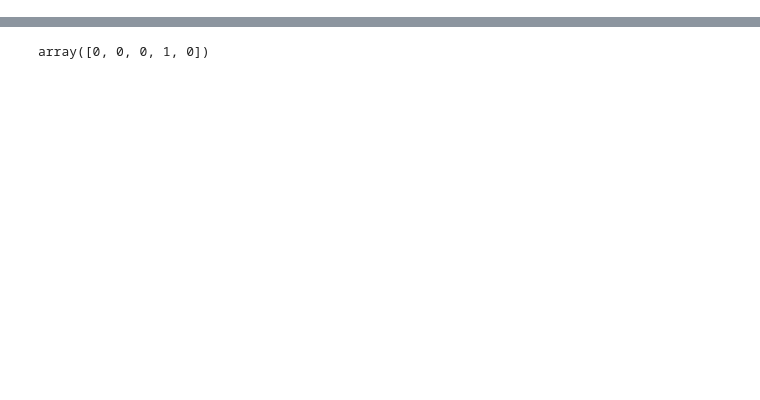
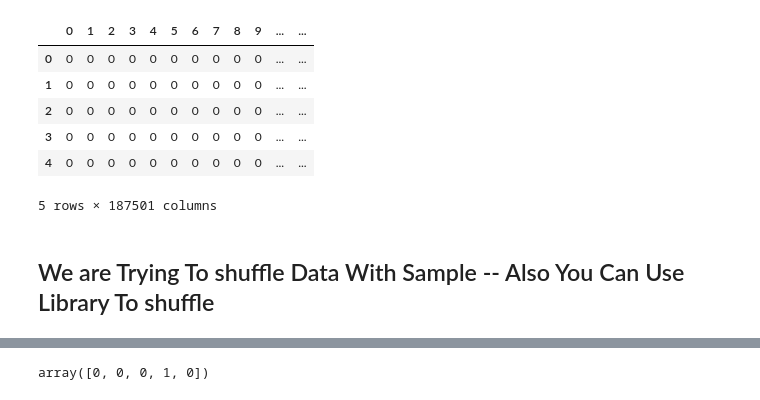
Before and after one commit to 1sagarcharaniya1/AI, a Jupyter notebook: rice-new-train-100-test-95.ipynb, the cells around one changed output, grey strips where cells are left out. Drawn from its saved outputs; the diff is of its cells as text; code cells hidden in the pictures; blank space fills up the shorter version.

```diff
--- a/rice-new-train-100-test-95.ipynb
+++ b/rice-new-train-100-test-95.ipynb
@@ -106,0 +32,6 @@ Label
+# %%
+# Loading Image Label To variabel
+image_lable = []
+for i in images:
+    open_img = Image.open(i)
+    image_lable.append(os.path.split(i)[-1][:7])
@@ -106,0 +63,3 @@ Label
+# %%
+## adding Label into DataFrame
+image_dataframe['Target'] = image_lable
@@ -106,0 +74,13 @@ Label
+# %%
+# Here Over Image Data with Label
+image_dataframe.head()
+# %% [output]
+|  | 0 | 1 | 2 | 3 | 4 | 5 | 6 | 7 | 8 | 9 | ... | ... |
+| 0 | 0 | 0 | 0 | 0 | 0 | 0 | 0 | 0 | 0 | 0 | ... | ... |
+| 1 | 0 | 0 | 0 | 0 | 0 | 0 | 0 | 0 | 0 | 0 | ... | ... |
+| 2 | 0 | 0 | 0 | 0 | 0 | 0 | 0 | 0 | 0 | 0 | ... | ... |
+| 3 | 0 | 0 | 0 | 0 | 0 | 0 | 0 | 0 | 0 | 0 | ... | ... |
+| 4 | 0 | 0 | 0 | 0 | 0 | 0 | 0 | 0 | 0 | 0 | ... | ... |
+5 rows × 187501 columns
+# %% [markdown]
+## We are Trying To shuffle Data With Sample  -- Also You Can Use Library To shuffle
```
Also changed, not shown: parts of 67 cells of this notebook.
